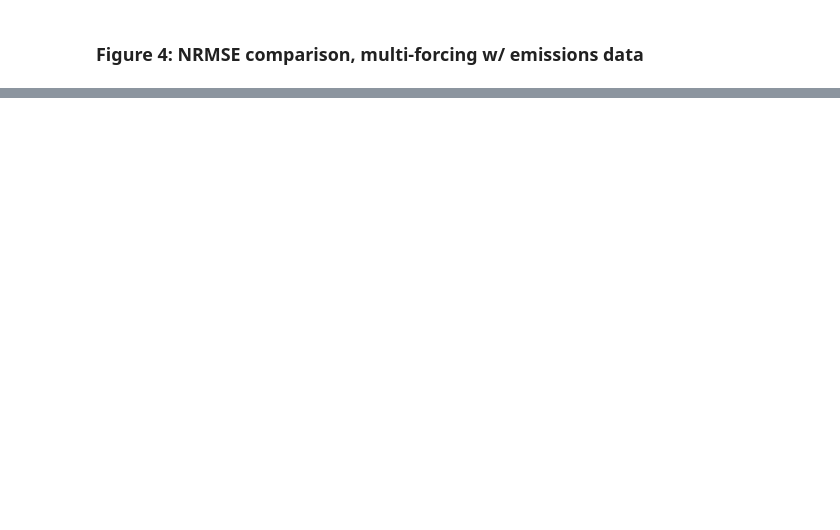
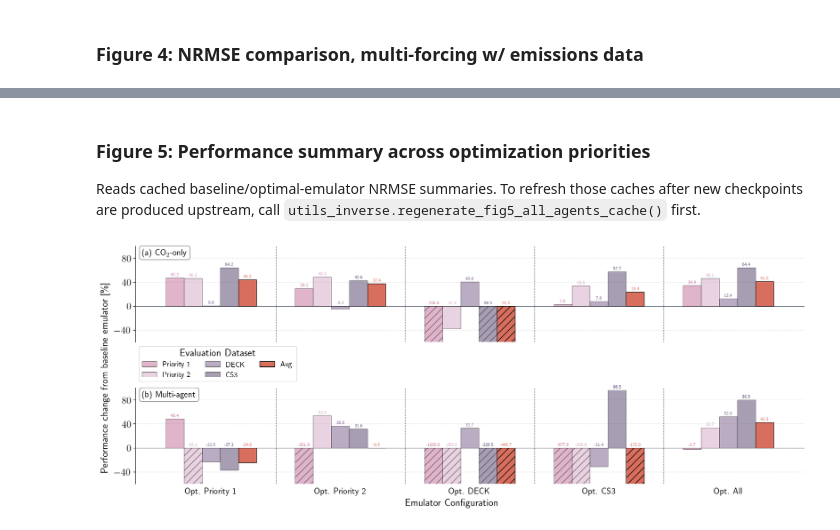
Before and after one commit to cbwomack/Emulator_Training_Data, a Jupyter notebook: 5a_paper_plots.ipynb, the cells around one changed output, grey strips where cells are left out. Saved outputs shown, nothing was run; the diff lists cells and outputs as text; code cells hidden in the pictures; blank space fills up the shorter version.

```diff
--- a/5a_paper_plots.ipynb
+++ b/5a_paper_plots.ipynb
@@ -174,0 +42,4 @@ utils_plotting.plot_rmse_comparison_single(results_inverse, results_baseline, ['
+# %%
+fig3_data = utils_inverse.load_fig3_single_forcing_data()
+utils_plotting.plot_rmse_comparison_single(fig3_data['results_inverse'], fig3_data['results_baseline'],
+                                            fig3_data['labels'], save=False)
@@ -709,0 +50,3 @@ utils_plotting.plot_scenario_difference_bars2(baseline_MESM,
+# %%
+fig4_data = utils_inverse.load_fig4_multi_forcing_data()
+utils_plotting.plot_rmse_comparison_multi(fig4_data['results'], fig4_data['baseline_error'], save=False)
@@ -709,0 +55,10 @@ utils_plotting.plot_scenario_difference_bars2(baseline_MESM,
+# %% [markdown]
+### Figure 5: Performance summary across optimization priorities
+
+Reads cached baseline/optimal-emulator NRMSE summaries. To refresh those caches after new
+checkpoints are produced upstream, call `utils_inverse.regenerate_fig5_all_agents_cache()` first.
+# %%
+fig5_data = utils_inverse.load_fig5_data()
+utils_plotting.plot_vertical_stacked_bars(**fig5_data, titles=None, save=False)
+# %% [output]
+[figure, added]
```
Also changed, not shown: parts of 47 cells of this notebook, 3 other files.
